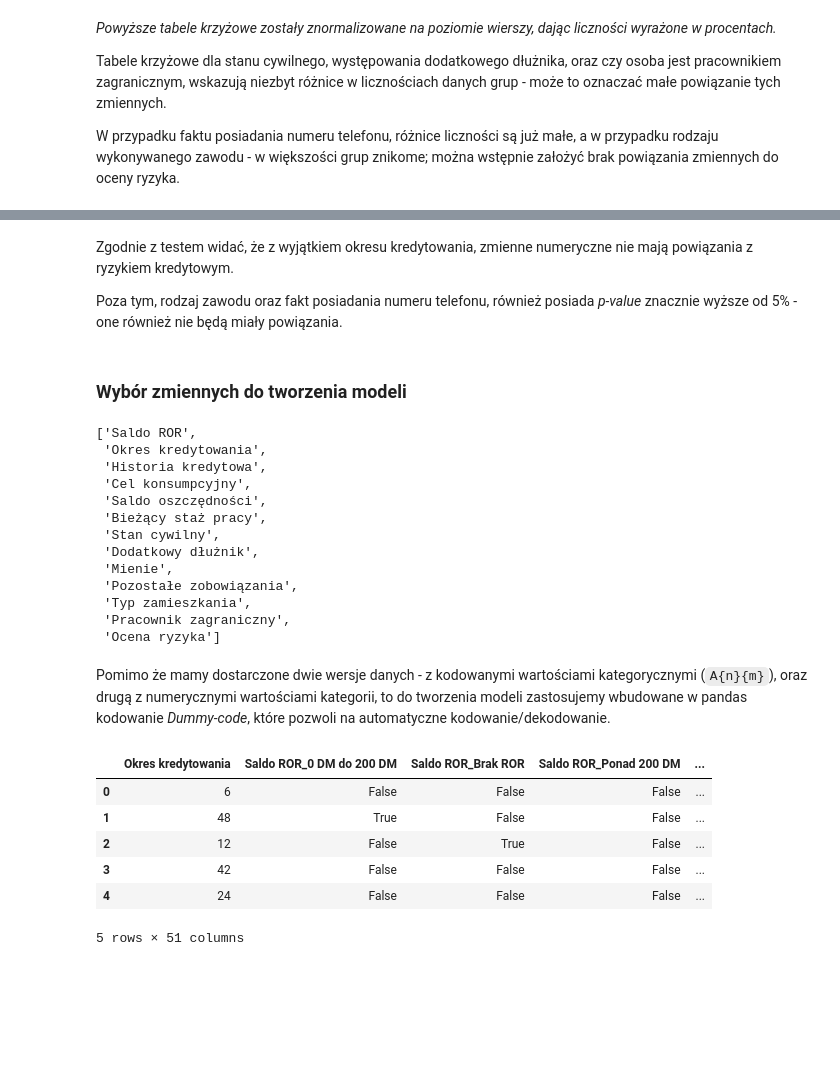
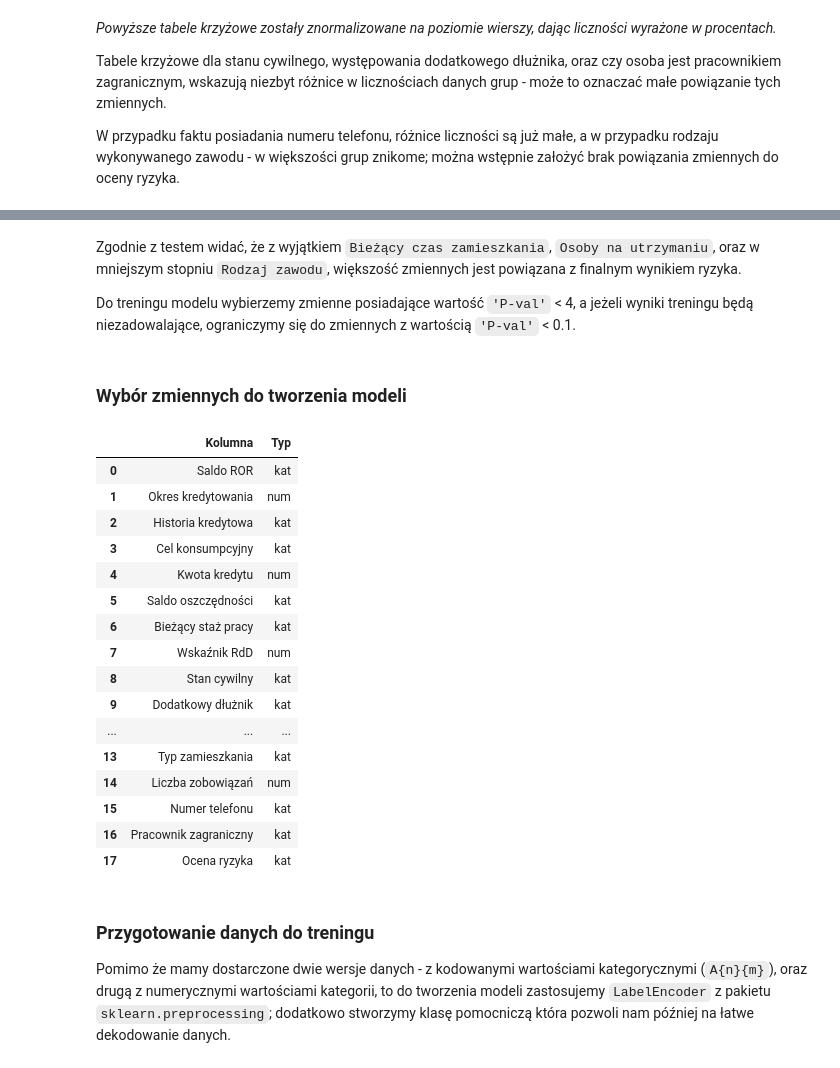
Before and after one commit to ScheiBig/Analiza-Danych, a Jupyter notebook: projekt_241204.ipynb, the cells around one changed output, grey strips where cells are left out. Cells and saved outputs as stored; diff of their text form; code cells hidden in the pictures; blank space fills up the shorter version.

```diff
--- a/projekt_241204.ipynb
+++ b/projekt_241204.ipynb
@@ -398,39 +454,37 @@ chi_table.style.background_gradient(
-# %% [markdown]
-Zgodnie z testem widać, że z wyjątkiem okresu kredytowania, zmienne numeryczne nie mają powiązania z ryzykiem kredytowym.
-
-Poza tym, rodzaj zawodu oraz fakt posiadania numeru telefonu, również posiada *p-value* znacznie wyższe od 5% - one również nie będą miały powiązania.
+# %% [markdown]
+Zgodnie z testem widać, że z wyjątkiem `Bieżący czas zamieszkania`, `Osoby na utrzymaniu`,
+oraz w mniejszym stopniu `Rodzaj zawodu`, większość zmiennych jest powiązana z finalnym wynikiem ryzyka.
+
+Do treningu modelu wybierzemy zmienne posiadające wartość `'P-val'` < 4, a jeżeli wyniki treningu będą niezadowalające, ograniczymy się do zmiennych z wartością  `'P-val'` < 0.1.
 # %% [markdown]
 ### Wybór zmiennych do tworzenia modeli
 # %%
-model_cols_df = chi_table[chi_table["P-val[%]"] < 5.0]
-model_cols = list(model_cols_df["Kolumna"])
-model_cols.append("Ocena ryzyka")
-model_cols
+model_cols_df = chi_table[chi_table['P-val[%]'] < 4.0]
+model_cols_df = model_cols_df[['Kolumna', 'Typ']]
+model_cols_df = pd.concat([
+	model_cols_df,
+	pd.DataFrame({'Kolumna': 'Ocena ryzyka', 'Typ': 'kat'}, index= [0]),
+], ignore_index=True)
+model_cols_df
 # %% [output]
-['Saldo ROR',
- 'Okres kredytowania',
- 'Historia kredytowa',
- 'Cel konsumpcyjny',
- 'Saldo oszczędności',
- 'Bieżący staż pracy',
- 'Stan cywilny',
- 'Dodatkowy dłużnik',
- 'Mienie',
- 'Pozostałe zobowiązania',
- 'Typ zamieszkania',
- 'Pracownik zagraniczny',
- 'Ocena ryzyka']
+|  | Kolumna | Typ |
+| 0 | Saldo ROR | kat |
+| 1 | Okres kredytowania | num |
+| 2 | Historia kredytowa | kat |
+| 3 | Cel konsumpcyjny | kat |
+| 4 | Kwota kredytu | num |
+| 5 | Saldo oszczędności | kat |
+| 6 | Bieżący staż pracy | kat |
+| 7 | Wskaźnik RdD | num |
+| 8 | Stan cywilny | kat |
+| 9 | Dodatkowy dłużnik | kat |
+| ... | ... | ... |
+| 13 | Typ zamieszkania | kat |
+| 14 | Liczba zobowiązań | num |
+| 15 | Numer telefonu | kat |
+| 16 | Pracownik zagraniczny | kat |
+| 17 | Ocena ryzyka | kat |
 # %% [markdown]
-Pomimo że mamy dostarczone dwie wersje danych - z kodowanymi wartościami kategorycznymi (`A{n}{m}`), oraz drugą z numerycznymi wartościami kategorii, to do tworzenia modeli zastosujemy wbudowane w pandas kodowanie *Dummy-code*, które pozwoli na automatyczne kodowanie/dekodowanie.
+### Przygotowanie danych do treningu
+
+Pomimo że mamy dostarczone dwie wersje danych - z kodowanymi wartościami kategorycznymi (`A{n}{m}`), oraz drugą z numerycznymi wartościami kategorii, to do tworzenia modeli zastosujemy `LabelEncoder` z pakietu `sklearn.preprocessing`; dodatkowo stworzymy klasę pomocniczą która pozwoli nam później na łatwe dekodowanie danych.
-# %%
-model_data = data[model_cols]
-model_data_dc = pd.get_dummies(model_data)
-model_data_dc.head()
-# %% [output]
-|  | Okres kredytowania | Saldo ROR_0 DM do 200 DM | Saldo ROR_Brak ROR | Saldo ROR_Ponad 200 DM | ... |
-| 0 | 6 | False | False | False | ... |
-| 1 | 48 | True | False | False | ... |
-| 2 | 12 | False | True | False | ... |
-| 3 | 42 | False | False | False | ... |
-| 4 | 24 | False | False | False | ... |
-5 rows × 51 columns
```
Also changed, not shown: parts of 42 cells of this notebook.
